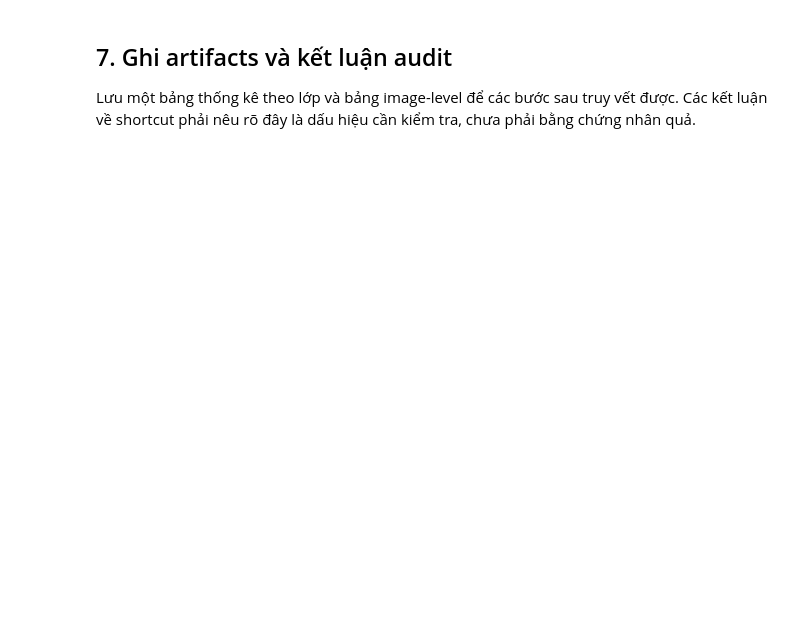
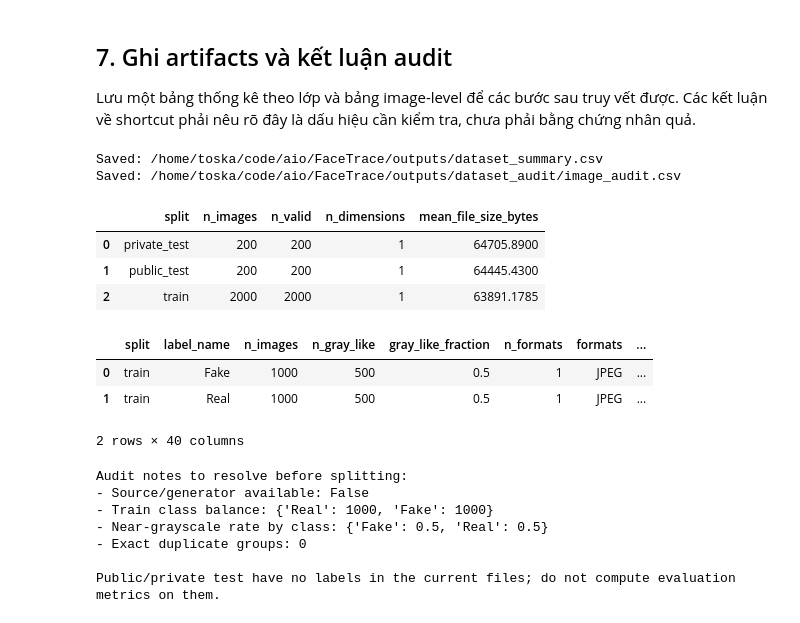
Before and after one commit to AIVIETNAM-AIO-DinhBao/FaceTrace, a Jupyter notebook: notebooks/00_dataset_audit.ipynb, the cells around one changed output. Saved outputs shown, nothing was run; the diff lists cells and outputs as text; code cells hidden in the pictures; blank space fills up the shorter version.

```diff
--- a/notebooks/00_dataset_audit.ipynb
+++ b/notebooks/00_dataset_audit.ipynb
@@ -259,25 +314,41 @@ Lưu một bảng thống kê theo lớp và bảng image-level để các bư
 # %%
 summary_path = REPO_ROOT / "outputs" / "dataset_summary.csv"
 image_audit_path = OUTPUT_DIR / "image_audit.csv"
 summary.to_csv(summary_path, index=False)
 image_audit.to_csv(image_audit_path, index=False)
 
 # Tóm tắt inventory split (test không có label thì chỉ thống kê số ảnh/đặc tính kỹ thuật).
 inventory = (image_audit.groupby("split", dropna=False)
              .agg(n_images=("image_id", "count"), n_valid=("valid_image", "sum"),
                   n_dimensions=("width", lambda x: x.dropna().astype(str).nunique()),
                   mean_file_size_bytes=("file_size_bytes", "mean"))
              .reset_index())
 print("Saved:", summary_path)
 print("Saved:", image_audit_path)
 display(inventory)
 display(summary)
 
-print("
-Audit notes to resolve before splitting:")
+print("\nAudit notes to resolve before splitting:")
 print("- Source/generator available:", bool(source_candidates))
 print("- Train class balance:", train_audit["label_name"].value_counts(dropna=False).to_dict())
 print("- Near-grayscale rate by class:", train_audit.groupby("label_name")["gray_like_image"].mean().to_dict())
 print("- Exact duplicate groups:", len(duplicate_groups))
-print("
-Public/private test have no labels in the current files; do not compute evaluation metrics on them.")
+print("\nPublic/private test have no labels in the current files; do not compute evaluation metrics on them.")
+# %% [output]
+Saved: /home/toska/code/aio/FaceTrace/outputs/dataset_summary.csv
+Saved: /home/toska/code/aio/FaceTrace/outputs/dataset_audit/image_audit.csv
+|  | split | n_images | n_valid | n_dimensions | mean_file_size_bytes |
+| 0 | private_test | 200 | 200 | 1 | 64705.8900 |
+| 1 | public_test | 200 | 200 | 1 | 64445.4300 |
+| 2 | train | 2000 | 2000 | 1 | 63891.1785 |
+|  | split | label_name | n_images | n_gray_like | gray_like_fraction | n_formats | formats | ... |
+| 0 | train | Fake | 1000 | 500 | 0.5 | 1 | JPEG | ... |
+| 1 | train | Real | 1000 | 500 | 0.5 | 1 | JPEG | ... |
+2 rows × 40 columns
+Audit notes to resolve before splitting:
+- Source/generator available: False
+- Train class balance: {'Real': 1000, 'Fake': 1000}
+- Near-grayscale rate by class: {'Fake': 0.5, 'Real': 0.5}
+- Exact duplicate groups: 0
+
+Public/private test have no labels in the current files; do not compute evaluation metrics on them.
```
Also changed, not shown: parts of 7 cells of this notebook, 15 other files.
